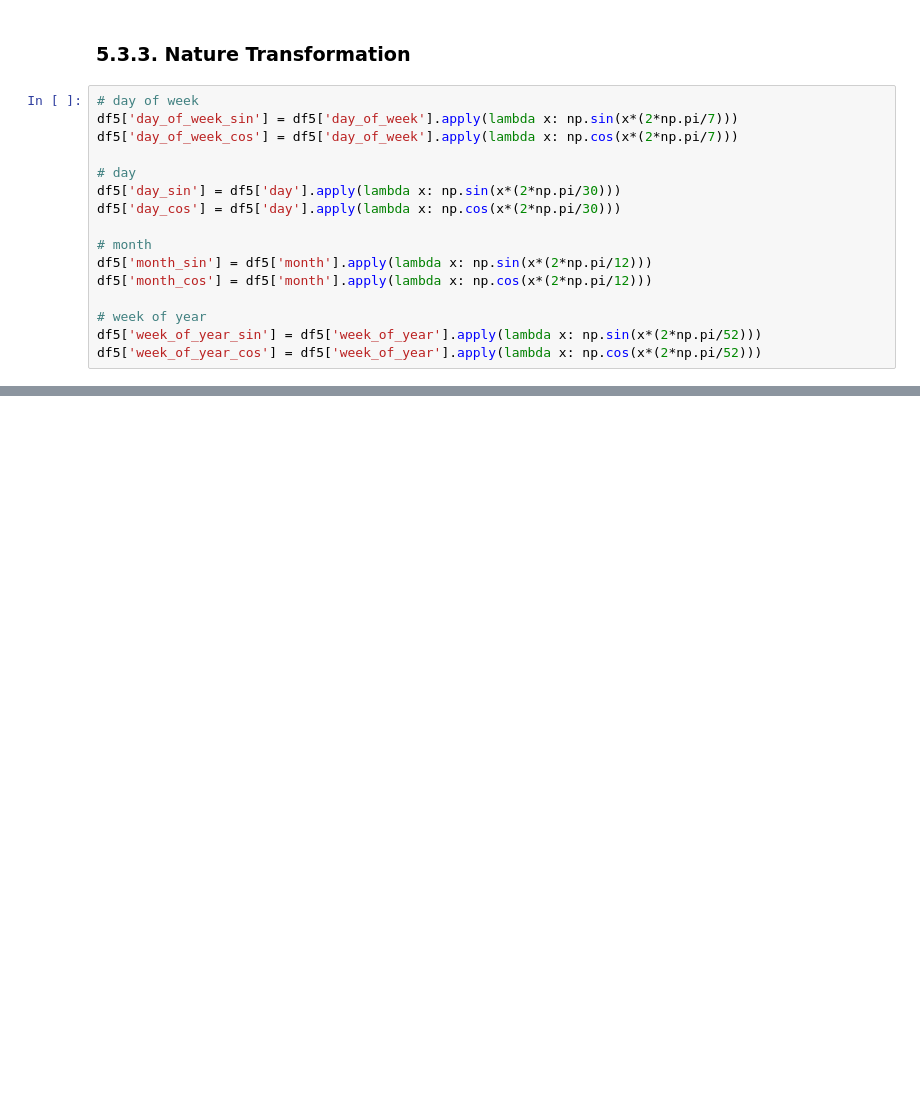
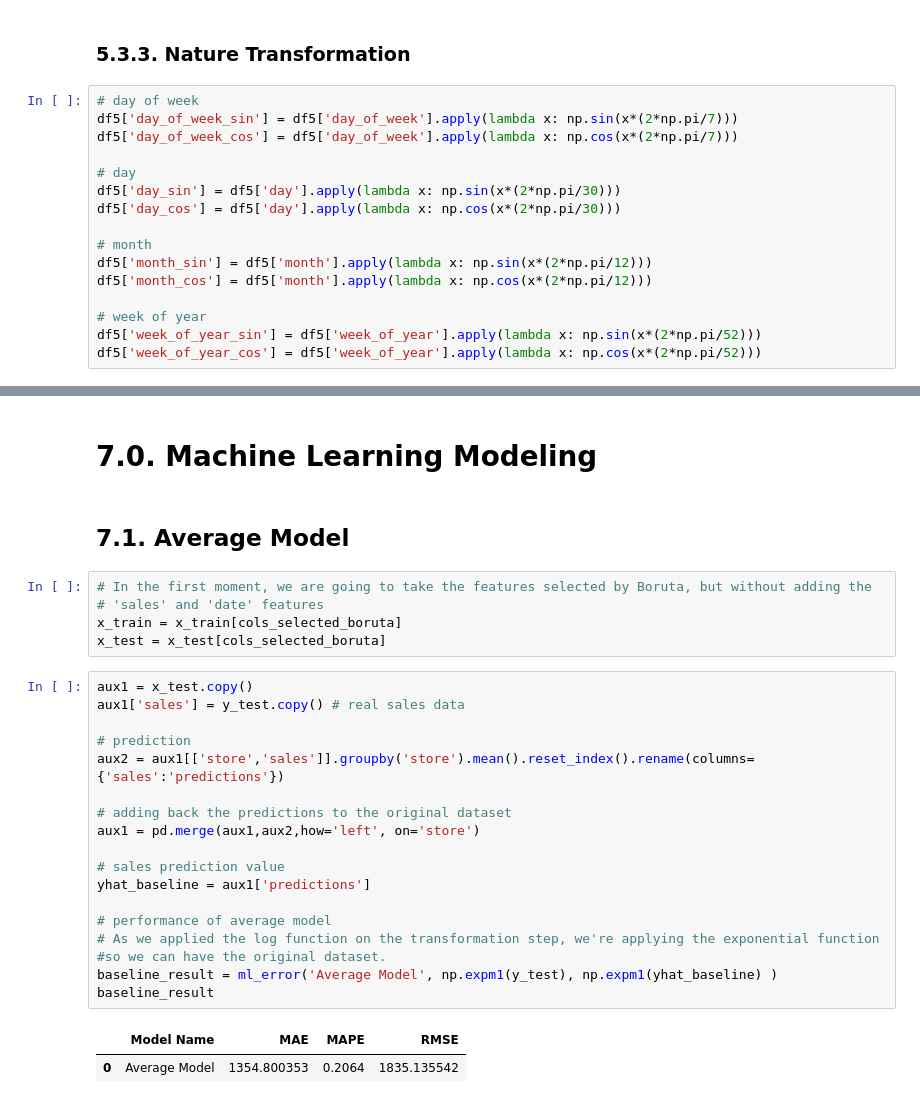
Before and after one commit to cainrodrigues/data_science_em_producao, a Jupyter notebook: m06_v01_store_sales_prediction.ipynb, the cells around one changed output, grey strips where cells are left out. Saved outputs shown, nothing was run; the diff lists cells and outputs as text; blank space fills up the shorter version.

```diff
--- a/m06_v01_store_sales_prediction.ipynb
+++ b/m06_v01_store_sales_prediction.ipynb
@@ -1079,0 +1083,30 @@ cols_selected_boruta
+# %% [markdown]
+# 7.0. Machine Learning Modeling
+# %% [markdown]
+## 7.1. Average Model
+# %%
+# In the first moment, we are going to take the features selected by Boruta, but without adding the
+# 'sales' and 'date' features
+x_train = x_train[cols_selected_boruta]
+x_test = x_test[cols_selected_boruta]
+# %%
+aux1 = x_test.copy()
+aux1['sales'] = y_test.copy() # real sales data
+
+# prediction
+aux2 = aux1[['store','sales']].groupby('store').mean().reset_index().rename(columns={'sales':'predictions'})
+
+# adding back the predictions to the original dataset
+aux1 = pd.merge(aux1,aux2,how='left', on='store')
+
+# sales prediction value
+yhat_baseline = aux1['predictions']
+
+# performance of average model
+# As we applied the log function on the transformation step, we're applying the exponential function
+#so we can have the original dataset.
+baseline_result = ml_error('Average Model', np.expm1(y_test), np.expm1(yhat_baseline) )
+baseline_result
+# %% [output]
+|  | Model Name | MAE | MAPE | RMSE |
+| 0 | Average Model | 1354.800353 | 0.2064 | 1835.135542 |
```
Also changed, not shown: parts of 39 cells of this notebook.
